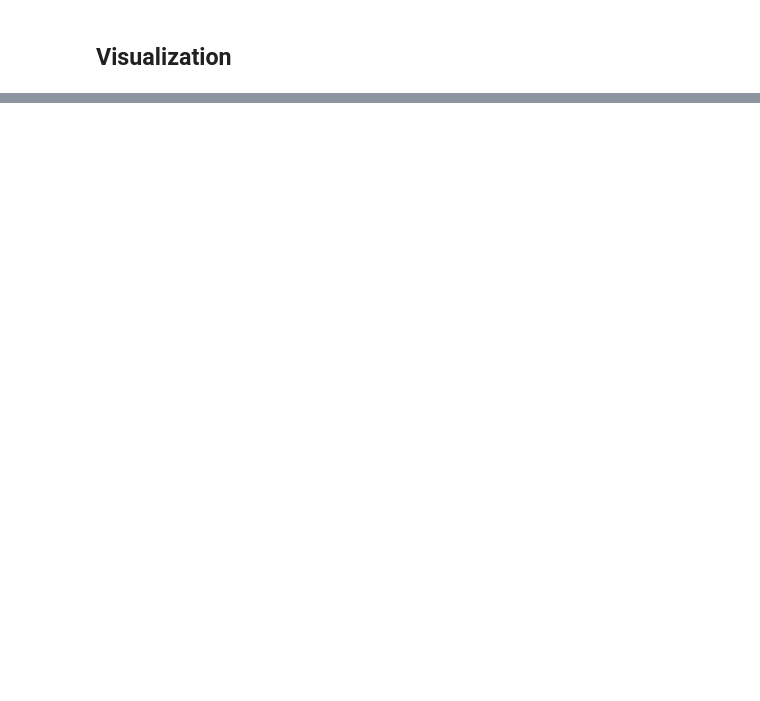
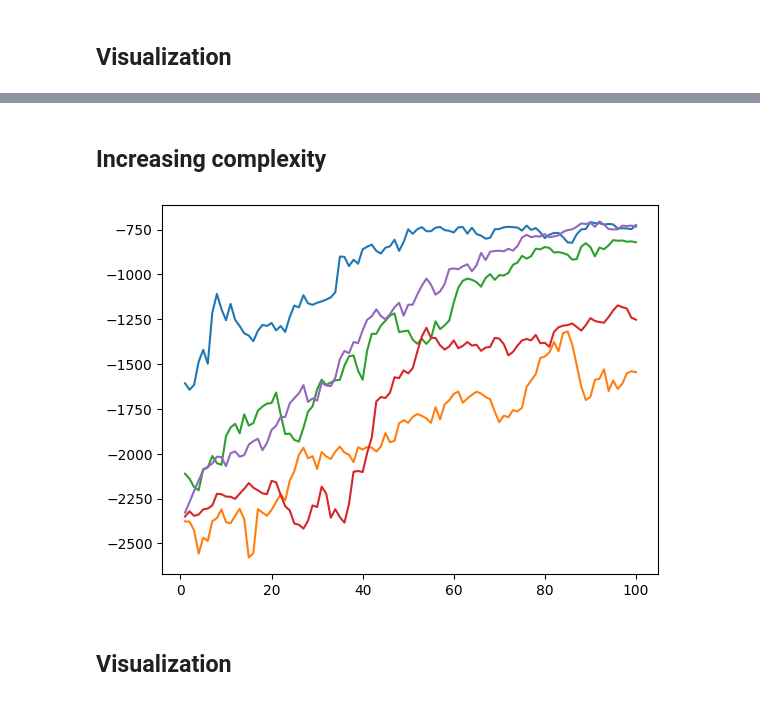
Before and after one commit to JoKra1/mssm, a Jupyter notebook: 2) DC GAMM.ipynb, the cells around one changed output, grey strips where cells are left out. Saved outputs shown, nothing was run; the diff lists cells and outputs as text; code cells hidden in the pictures; blank space fills up the shorter version.

```diff
--- a/2) DC GAMM.ipynb
+++ b/2) DC GAMM.ipynb
@@ -256,0 +256,2 @@ for s in range(5):
+# %% [markdown]
+## Increasing complexity
@@ -256,0 +298,30 @@ for s in range(5):
+# %%
+# Now let's setup the new model
+lTerms2 = [utils.LambdaTerm(penalties = [utils.diff_pen(n_k,3,identifiable=False)[0] for _ in range(n_j)],start_index=1),
+          utils.LambdaTerm(penalties = [utils.id_dist_pen(n_s,lambda x: 1)])] # We have added a penalty for the random intercept - the type is important here!
+# %%
+m2 = models.sMsDCGAMM(n_j,y_mat,time,trial_end,
+                         utils.ll_sms_dc_gamm,
+                         utils.pre_ll_sms_dc_gamm,
+                         cov,
+                         cpus=6)
+
+m2.set_temp(utils.anneal_temps,100,b=0.005)
+m2.set_penalties(lTerms2)
+# %%
+# We again set our matrix function
+m2.set_mat_fun(utils.create_event_matrix_time2,identifiable=False,drop_outer_k=False, convolve=True, max_c=2500, nk=n_k, deg=2,n_s=n_s)
+# %%
+# And now fit the model
+m2.fit([[pic] for _ in range(n_chains)],
+      [[Tc] for _ in range(n_chains)],
+      [[np.ndarray.flatten(np.array([scp.stats.norm.rvs(size=1 + n_j*n_k + n_s)]))] for _ in range(n_chains)], # Note - more coefficients!!
+      [[sigmasc] for _ in range(n_chains)],
+      [[scalesc] for _ in range(n_chains)],
+      c_state_dur_est,
+      c_state_est,
+      n_chains=n_chains)
+# %% [output]
+[figure, added]
+# %% [markdown]
+## Visualization
```
Also changed, not shown: parts of 12 cells of this notebook, 2 other files.
